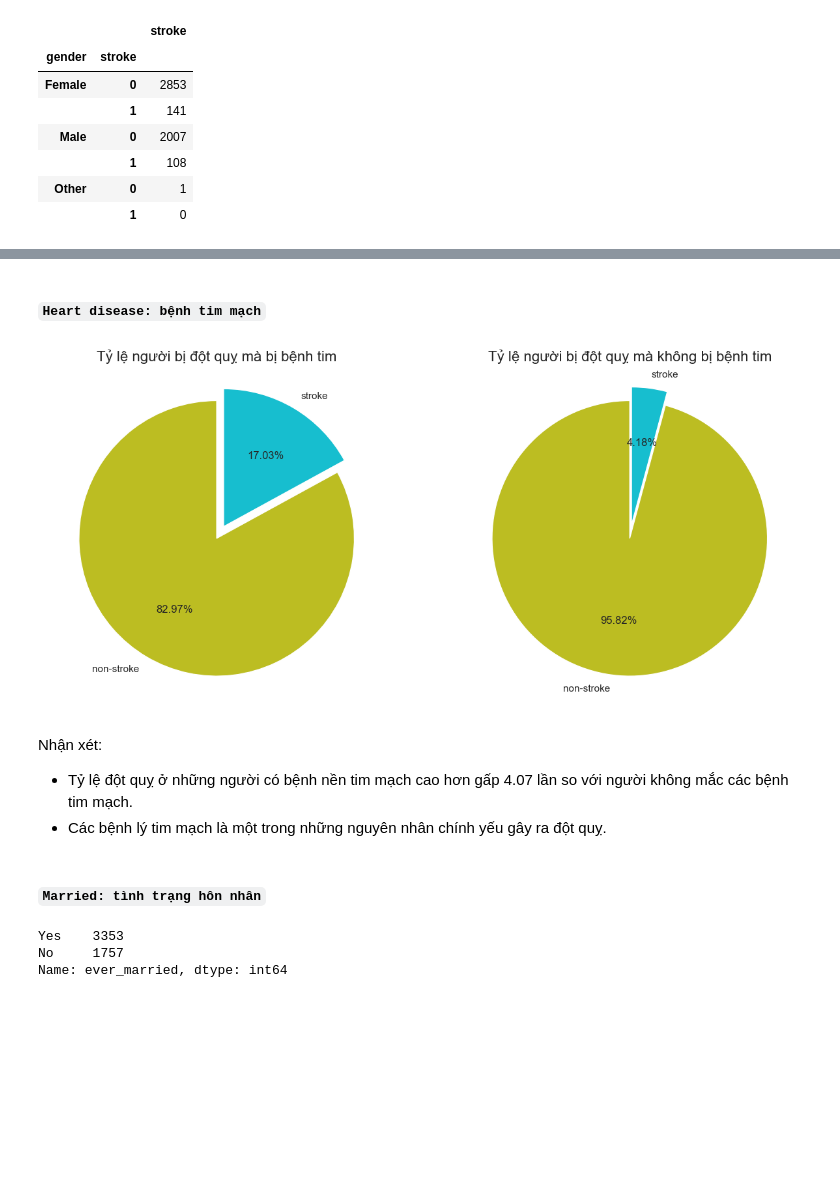
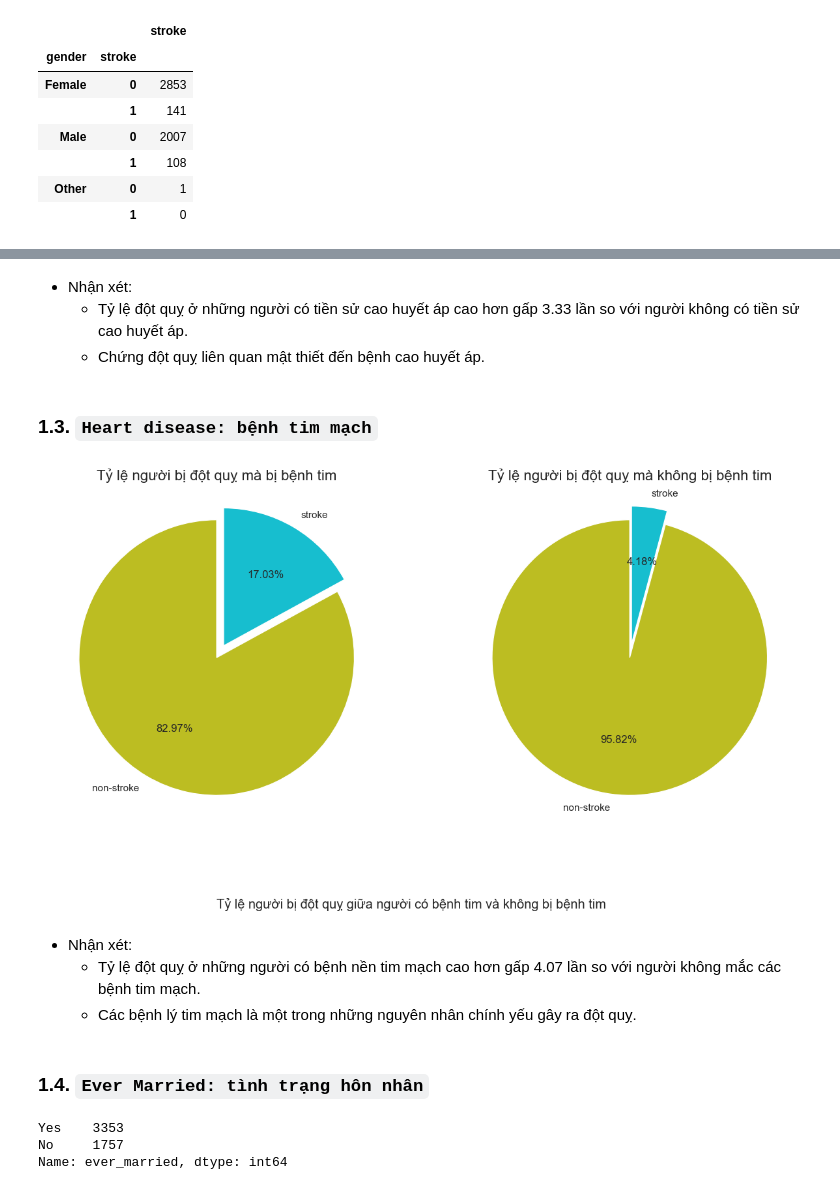
Before and after one commit to mnnam1302/Healthcare_Stroke, a Jupyter notebook: healthcare_stroke.ipynb, the cells around one changed output, grey strips where cells are left out. Saved outputs shown, nothing was run; the diff lists cells and outputs as text; code cells hidden in the pictures; blank space fills up the shorter version.

```diff
--- a/healthcare_stroke.ipynb
+++ b/healthcare_stroke.ipynb
@@ -373,33 +382,38 @@ plt.title('Tỷ lệ người bị đột quỵ mà không bị bệnh cao huy
+# %% [markdown]
+- Nhận xét:
+  - Tỷ lệ đột quỵ ở những người có tiền sử cao huyết áp cao hơn gấp 3.33 lần so với người không có tiền sử cao huyết áp.
+  - Chứng đột quỵ liên quan mật thiết đến bệnh cao huyết áp.
 # %% [markdown]
-#### `Heart disease: bệnh tim mạch`
+### 1.3. `Heart disease: bệnh tim mạch`
 # %%
 fig = plt.figure(figsize=(15,8))
+fig.supxlabel('Tỷ lệ người bị đột quỵ giữa người có bệnh tim và không bị bệnh tim')
 labels = 'non-stroke', 'stroke'
 explode = (0, 0.1)
 hds_df = patient_df.groupby(['heart_disease'])
 hds1_df = hds_df.get_group(1)
 stroke_hds1_df = hds1_df['stroke'].value_counts()
 sizes1 = np.asarray(stroke_hds1_df).flatten()
 
 hds0_df = hds_df.get_group(0)
 stroke_hds0_df = hds0_df['stroke'].value_counts()
 sizes0 = np.asarray(stroke_hds0_df).flatten()
 
 ax1 = plt.subplot2grid((1,2),(0,0))
 plt.pie(sizes1, explode=explode, labels=labels,autopct='%2.2f%%', startangle=90,colors=('tab:olive','tab:cyan'))
 plt.title('Tỷ lệ người bị đột quỵ mà bị bệnh tim', fontsize=16)
 
 ax1 = plt.subplot2grid((1,2),(0,1))
 plt.pie(sizes0, explode=explode, labels=labels,autopct='%2.2f%%', startangle=90,colors=('tab:olive','tab:cyan'))
 plt.title('Tỷ lệ người bị đột quỵ mà không bị bệnh tim', fontsize=16);
 # %% [output]
-[figure, old version]
+[figure, new version]
 # %% [markdown]
-Nhận xét:
-* Tỷ lệ đột quỵ ở những người có bệnh nền tim mạch cao hơn gấp 4.07 lần so với người không mắc các bệnh tim mạch.
-* Các bệnh lý tim mạch là một trong những nguyên nhân chính yếu gây ra đột quỵ.
+- Nhận xét:
+  - Tỷ lệ đột quỵ ở những người có bệnh nền tim mạch cao hơn gấp 4.07 lần so với người không mắc các bệnh tim mạch.
+  - Các bệnh lý tim mạch là một trong những nguyên nhân chính yếu gây ra đột quỵ.
 # %% [markdown]
-#### `Married: tình trạng hôn nhân`
+### 1.4. `Ever Married: tình trạng hôn nhân`
 # %%
 patient_df['ever_married'].value_counts()
 # %% [output]
```
Also changed, not shown: parts of 111 cells of this notebook.
